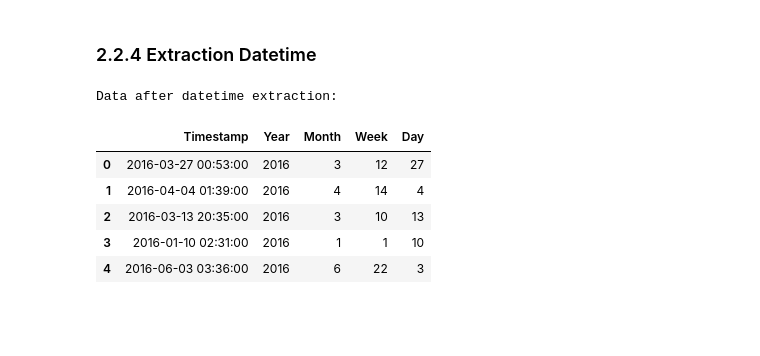
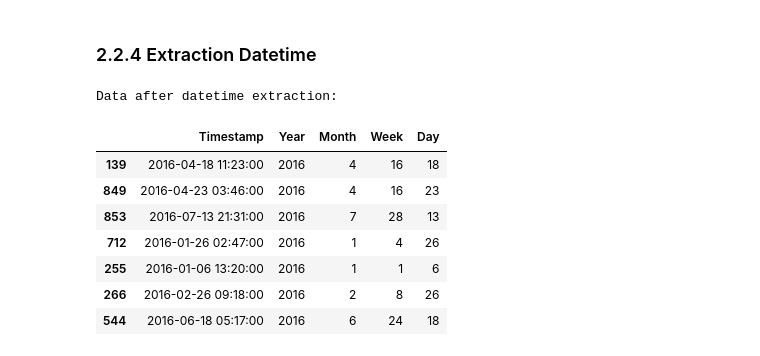
Before and after one commit to AcilRestu12/customer-ads-click-classification, a Jupyter notebook: code/MinPro 2_Tugas 2.ipynb, the cells around one changed output. Saved outputs shown, nothing was run; the diff lists cells and outputs as text; code cells hidden in the pictures; blank space fills up the shorter version.

```diff
--- a/code/MinPro 2_Tugas 2.ipynb
+++ b/code/MinPro 2_Tugas 2.ipynb
@@ -450,15 +458,17 @@ df_clean['Day'] = df_clean['Timestamp'].dt.day
 # %%
 # Tampilkan data setelah ekstraksi waktu
 print("\nData after datetime extraction:")
-df_clean[['Timestamp', 'Year', 'Month', 'Week', 'Day']].head()
+df_clean[['Timestamp', 'Year', 'Month', 'Week', 'Day']].sample(7)
 # %% [output]
 Data after datetime extraction:
 |  | Timestamp | Year | Month | Week | Day |
-| 0 | 2016-03-27 00:53:00 | 2016 | 3 | 12 | 27 |
-| 1 | 2016-04-04 01:39:00 | 2016 | 4 | 14 | 4 |
-| 2 | 2016-03-13 20:35:00 | 2016 | 3 | 10 | 13 |
-| 3 | 2016-01-10 02:31:00 | 2016 | 1 | 1 | 10 |
-| 4 | 2016-06-03 03:36:00 | 2016 | 6 | 22 | 3 |
+| 139 | 2016-04-18 11:23:00 | 2016 | 4 | 16 | 18 |
+| 849 | 2016-04-23 03:46:00 | 2016 | 4 | 16 | 23 |
+| 853 | 2016-07-13 21:31:00 | 2016 | 7 | 28 | 13 |
+| 712 | 2016-01-26 02:47:00 | 2016 | 1 | 4 | 26 |
+| 255 | 2016-01-06 13:20:00 | 2016 | 1 | 1 | 6 |
+| 266 | 2016-02-26 09:18:00 | 2016 | 2 | 8 | 26 |
+| 544 | 2016-06-18 05:17:00 | 2016 | 6 | 24 | 18 |
 # %%
 # Drop kolom Timestamp jika tidak diperlukan lagi
 df_clean = df_clean.drop('Timestamp', axis=1)
```
Also changed, not shown: parts of 2 cells of this notebook, 2 other files.
